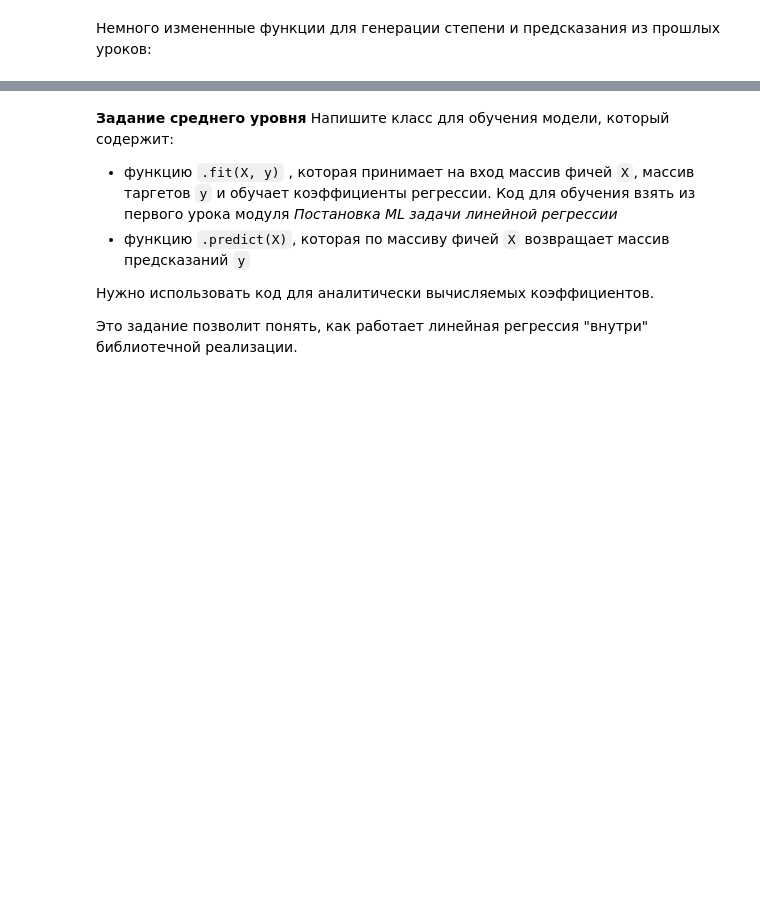
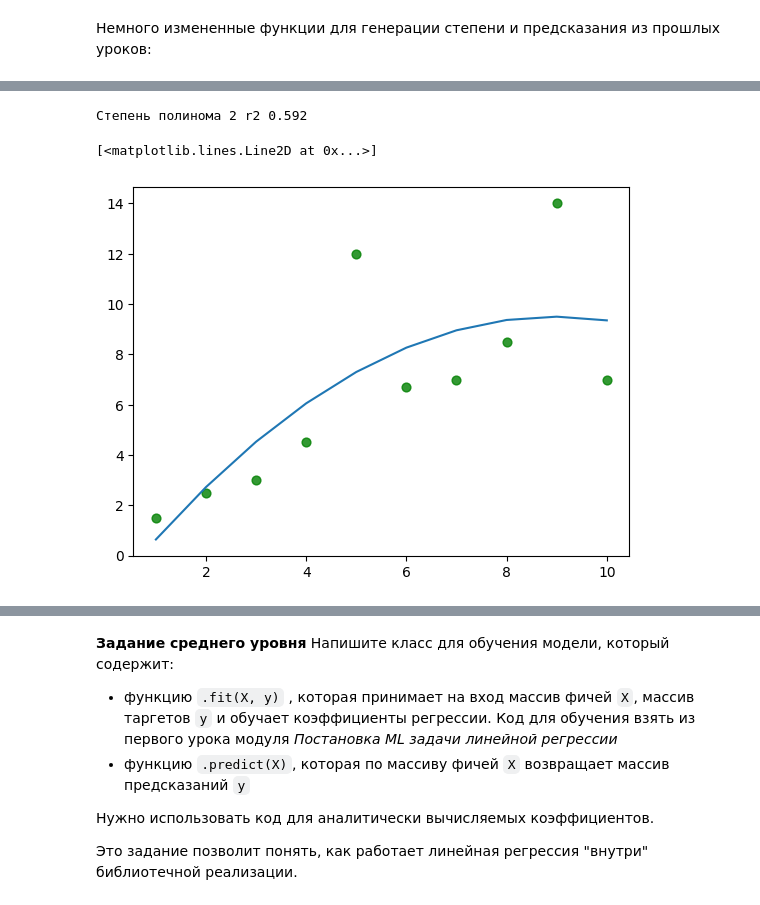
Before and after one commit to scomarae/SkillBox, a Jupyter notebook: Копия_блокнота_"3_11_Домашняя_работа".ipynb, the cells around one changed output, grey strips where cells are left out. Cells and saved outputs as stored; diff of their text form; code cells hidden in the pictures; blank space fills up the shorter version.

```diff
--- a/Копия_блокнота_"3_11_Домашняя_работа".ipynb
+++ b/Копия_блокнота_"3_11_Домашняя_работа".ipynb
@@ -55,3 +55,8 @@ def generate_degrees(source_data: list, degree: int):
     return np.array([
           source_data**n for n in range(1, degree + 1)
     ]).T
+# %%
+degree = 2
+
+X = generate_degrees(x, degree).reshape(-1, 2)
+X
@@ -58,3 +74,14 @@ def generate_degrees(source_data: list, degree: int):
+# %%
+model = LinearRegression().fit(X, y)
+y_pred = model.predict(X)
+error = r2_score(y, y_pred)
+print("Степень полинома %d r2 %.3f" % (degree, error))
+plt.scatter(x, y, 40, 'g', 'o', alpha=0.8, label='data')
+plt.plot(x, y_pred)
+# %% [output]
+Степень полинома 2 r2 0.592
+[<matplotlib.lines.Line2D at 0x...>]
+[figure, added]
 # %%
 degree = 3
 
```
Also changed, not shown: parts of 11 cells of this notebook.
